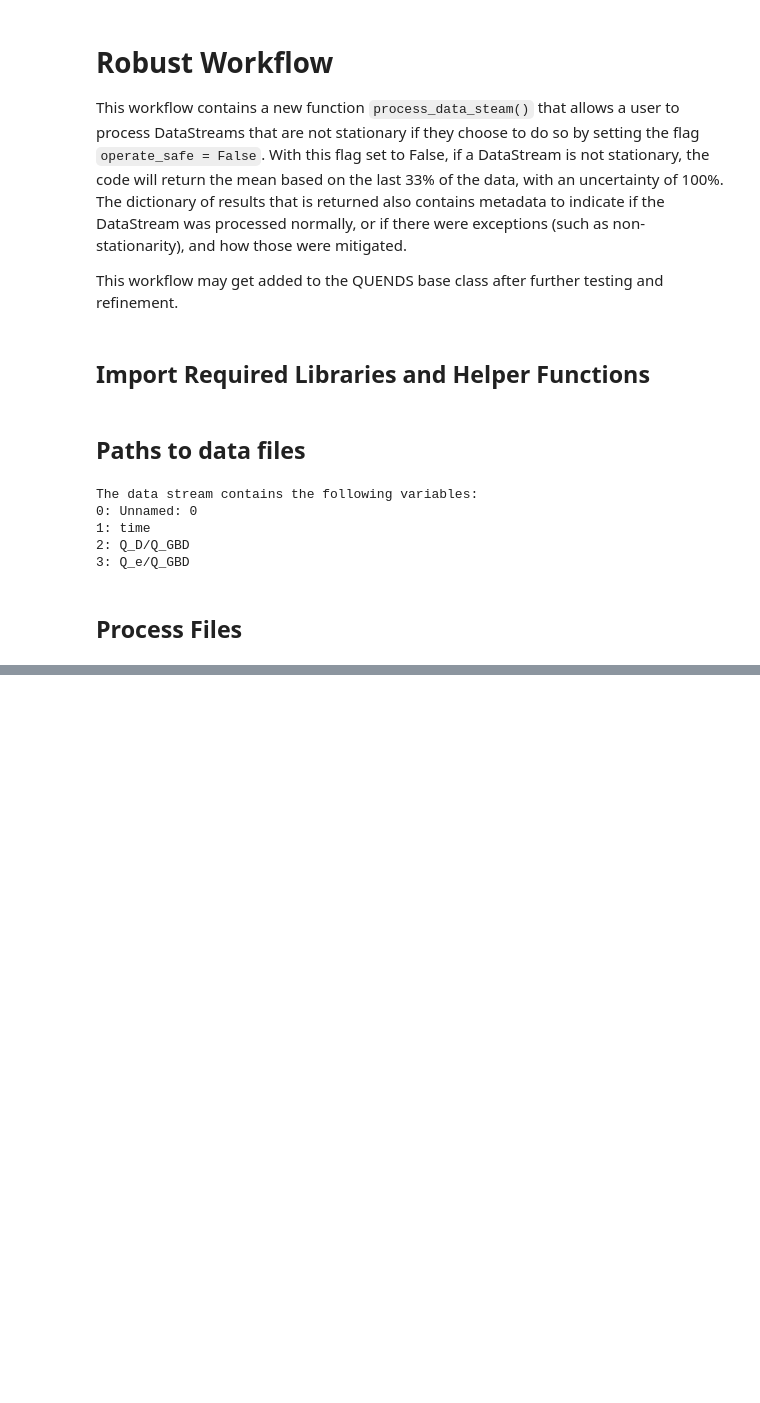
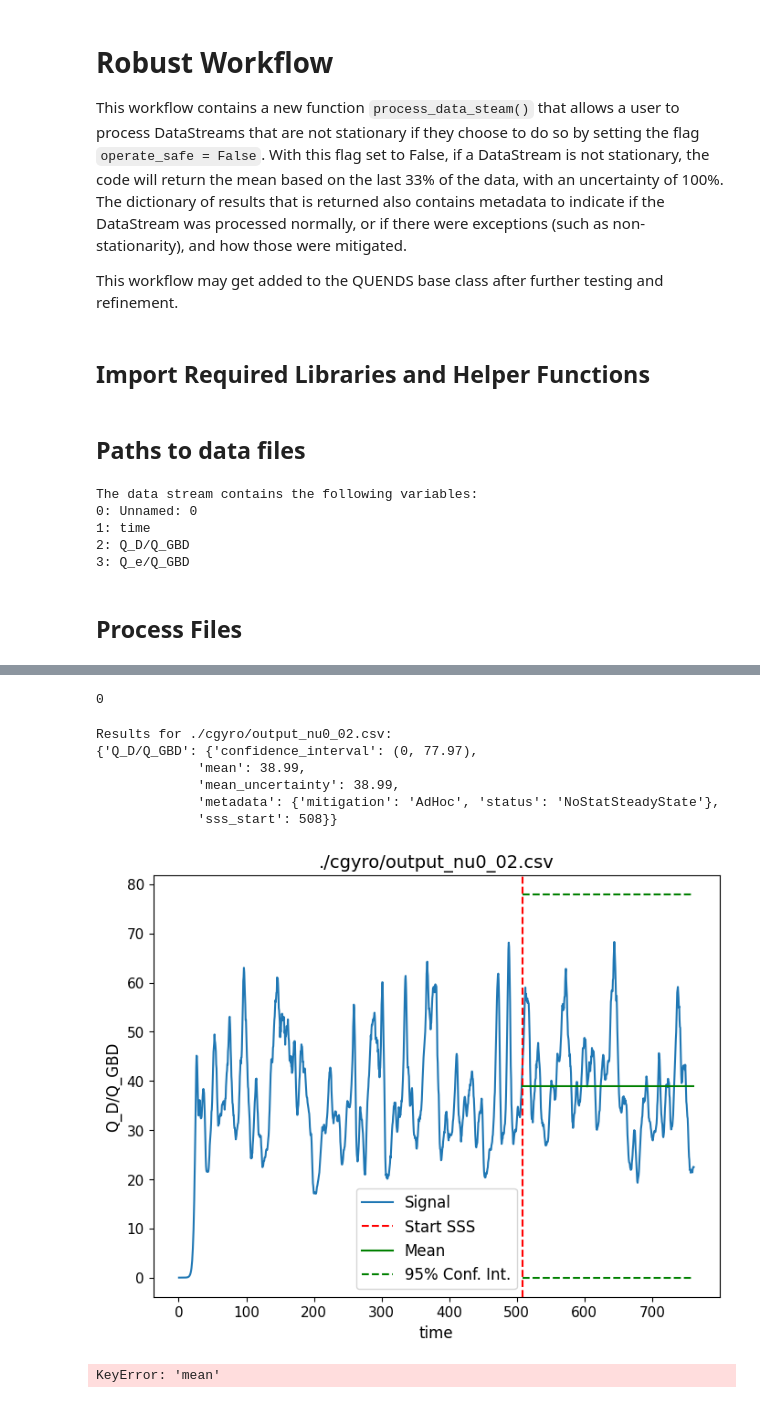
Before and after one commit to sandialabs/quends, a Jupyter notebook: examples/notebooks/robust_workflow.ipynb, the cells around one changed output, grey strips where cells are left out. Saved outputs shown, nothing was run; the diff lists cells and outputs as text; code cells hidden in the pictures; blank space fills up the shorter version.

Commit message:
now properly handling case where no stat steady state found

```diff
--- a/examples/notebooks/robust_workflow.ipynb
+++ b/examples/notebooks/robust_workflow.ipynb
@@ -154,7 +161,8 @@ def plot_signal_basic_stats(data_stream, col, stats, label=None):
 ## Paths to data files
 # %%
 # Specify the file paths, and include one file that is deliberately not stationary
-data_paths = ["./cgyro/output_nu0_02.csv", "./cgyro/output_nu0_05.csv", "./testdata/non-stat.csv", "./cgyro/output_nu0_10.csv", "./cgyro/output_nu0_50.csv", "./cgyro/output_nu1_0.csv"]
+# data_paths = ["./cgyro/output_nu0_02.csv", "./cgyro/output_nu0_05.csv", "./testdata/non-stat.csv", "./cgyro/output_nu0_10.csv", "./cgyro/output_nu0_50.csv", "./cgyro/output_nu1_0.csv"]
+data_paths = ["./cgyro/output_nu0_02.csv"]
 
 # Load one data file to see what variables they contain.
 # Assume all files have the same variables in them
@@ -204,19 +207,19 @@ for i_data, data_path in enumerate(data_paths):
 
     # Get statistics, set operate_safe to False so it will process
     # data that is not stationary
-    stats = process_data_steam(data_stream,col,operate_safe=False)
+    my_stats = process_data_steam(data_stream,col,operate_safe=False)
 
     # Print results
     print(f"Results for {data_path}:")
-    formatter.pprint(stats)
+    formatter.pprint(my_stats)
 
     # Plot trace with mean and start of steady state
-    if not stats[col]["metadata"]["mitigation"] == "drop":
-        plot_signal_basic_stats(data_stream,col,stats,label=data_path)
+    if not my_stats[col]["metadata"]["mitigation"] == "Drop":
+        plot_signal_basic_stats(data_stream,col,my_stats,label=data_path)
 
     # gather mean and uncertainties
-    flux_means[i_data] = stats[col]["mean"]
-    flux_unc[i_data]   = stats[col]["mean_uncertainty"]
+    flux_means[i_data] = my_stats[col]["mean"]
+    flux_unc[i_data]   = my_stats[col]["mean_uncertainty"]
 # %% [output]
 Results for ./cgyro/output_nu0_02.csv:
 {'Q_D/Q_GBD': {'confidence_interval': (34.88, 40.4),
@@ -248,0 +246,32 @@ array([ 37.63888804,  38.02679835, 104.79143743,  35.7528207 ,
+# %%
+
+ds0 = qnds.from_csv(data_paths[0])
+ds0_trim = ds0.trim(column_name=col, batch_size=500, method="rolling_variance", threshold=0.5)
+# %%
+len(ds0_trim)
+# %% [output]
+0
+# %%
+my_stats = process_data_steam(ds0,col,operate_safe=False,trim_window_size=500)
+# %%
+# Print results
+print(f"Results for {data_paths[0]}:")
+formatter.pprint(my_stats)
+
+# Plot trace with mean and start of steady state
+if not my_stats[col]["metadata"]["mitigation"] == "Drop":
+    plot_signal_basic_stats(data_stream,col,my_stats,label=data_path)
+# %% [output]
+Results for ./cgyro/output_nu0_02.csv:
+{'Q_D/Q_GBD': {'confidence_interval': (0, 77.97),
+             'mean': 38.99,
+             'mean_uncertainty': 38.99,
+             'metadata': {'mitigation': 'AdHoc', 'status': 'NoStatSteadyState'},
+             'sss_start': 508}}
+[figure, added]
+# %%
+stats = ds0_trim.compute_statistics()
+formatter.pprint(stats["Q_D/Q_GBD"])
+formatter.pprint(stats)
+# %% [output]
+KeyError: 'mean'
```
Also changed, not shown: parts of 4 cells of this notebook.
